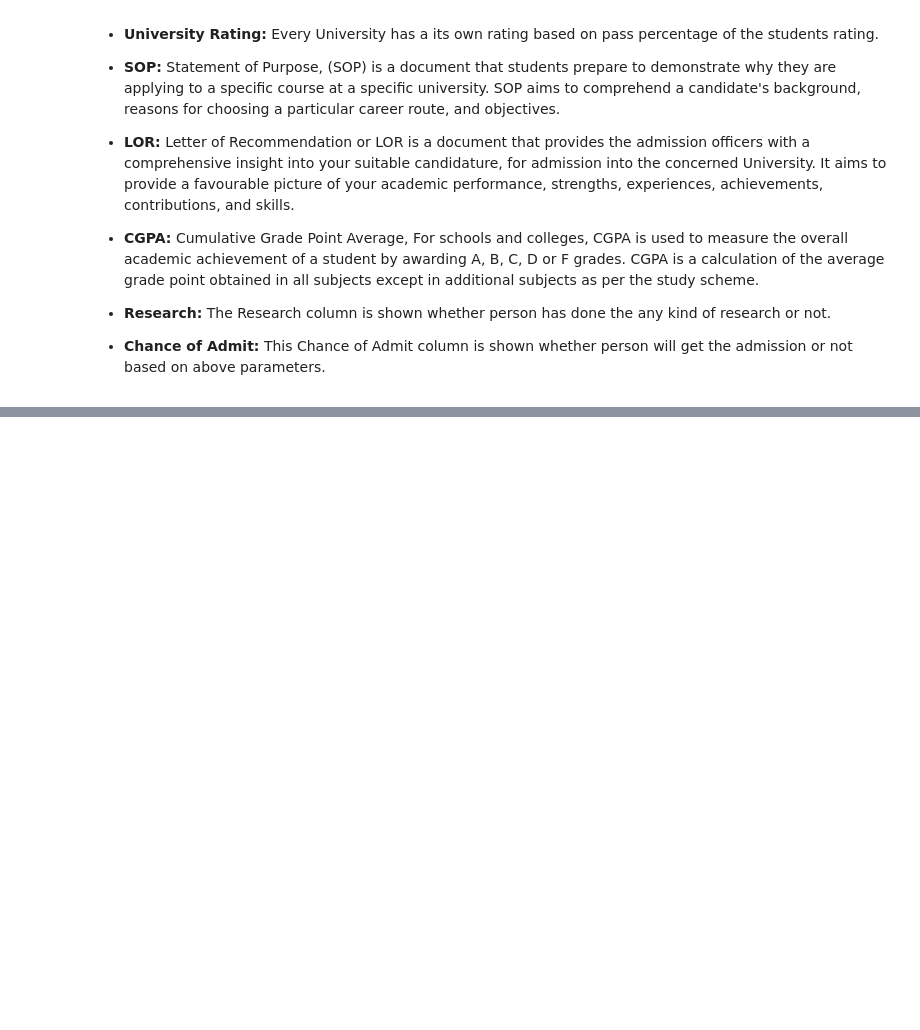
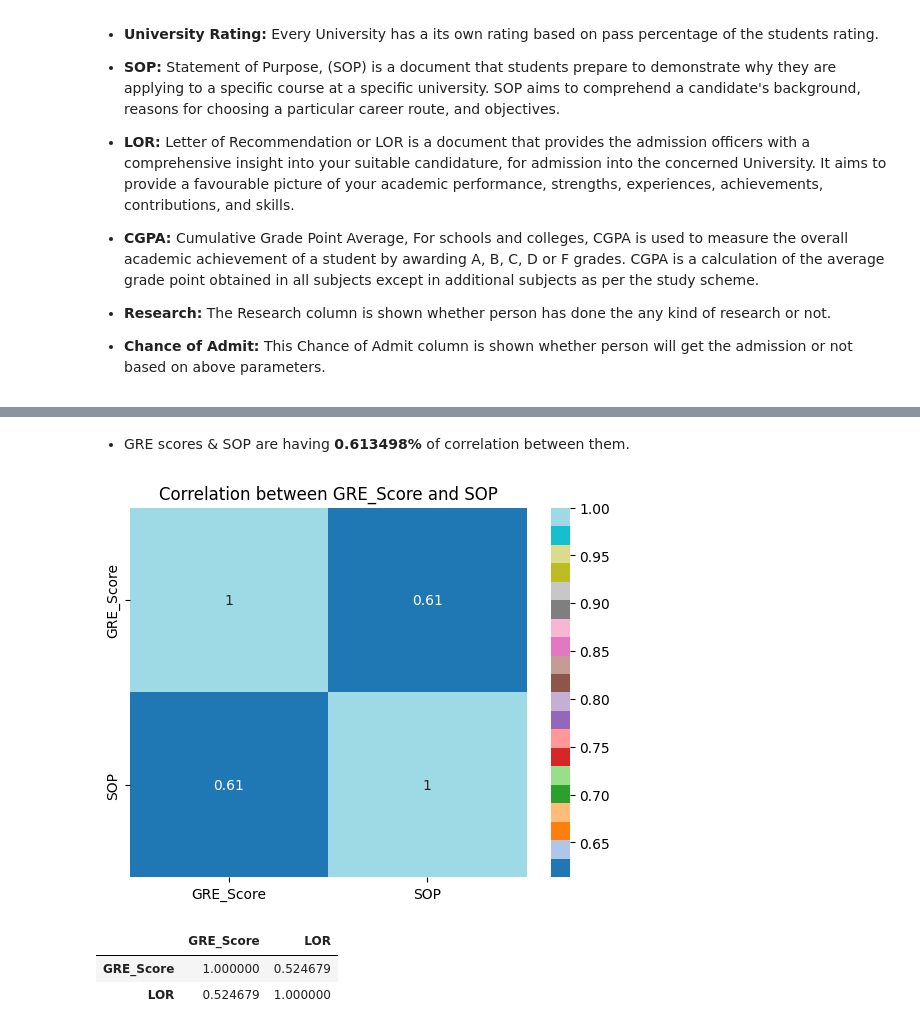
Before and after one commit to manojkumar211/admission-predict, a Jupyter notebook: experiment/admission.ipynb, the cells around one changed output, grey strips where cells are left out. Drawn from its saved outputs; the diff is of its cells as text; code cells hidden in the pictures; blank space fills up the shorter version.

```diff
--- a/experiment/admission.ipynb
+++ b/experiment/admission.ipynb
@@ -65,0 +133,14 @@ ds.columns.to_list()
+# %% [markdown]
+- GRE scores & SOP are having **0.613498%** of correlation between them.
+# %%
+sns.heatmap(data=ds[['GRE_Score','SOP']].corr(),cmap='tab20',annot=True)
+plt.title("Correlation between GRE_Score and SOP")
+plt.show()
+# %% [output]
+[figure, added]
+# %%
+ds[['GRE_Score','LOR']].corr()
+# %% [output]
+|  | GRE_Score | LOR |
+| GRE_Score | 1.000000 | 0.524679 |
+| LOR | 0.524679 | 1.000000 |
```
Also changed, not shown: parts of 45 cells of this notebook, 3 other files.
